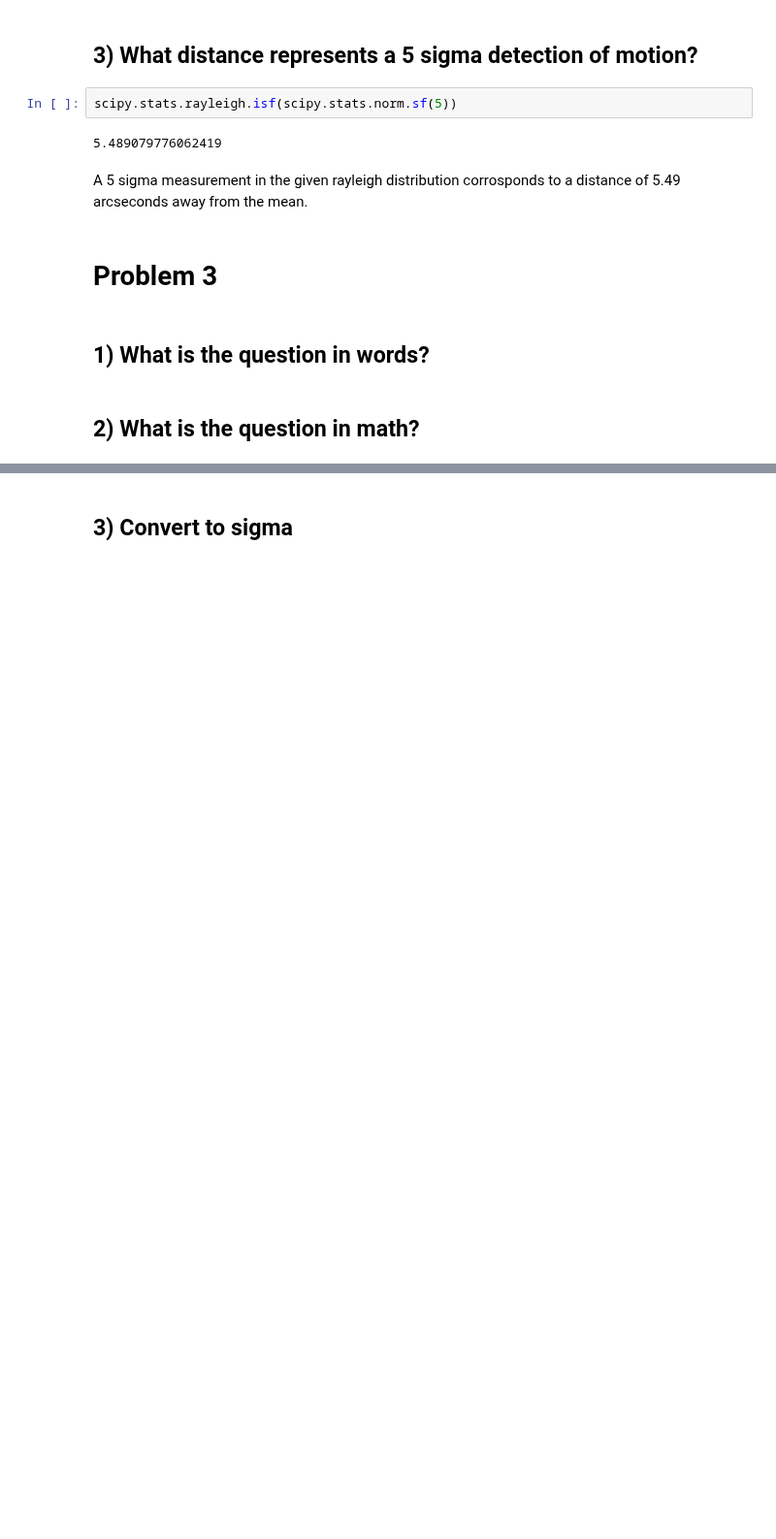
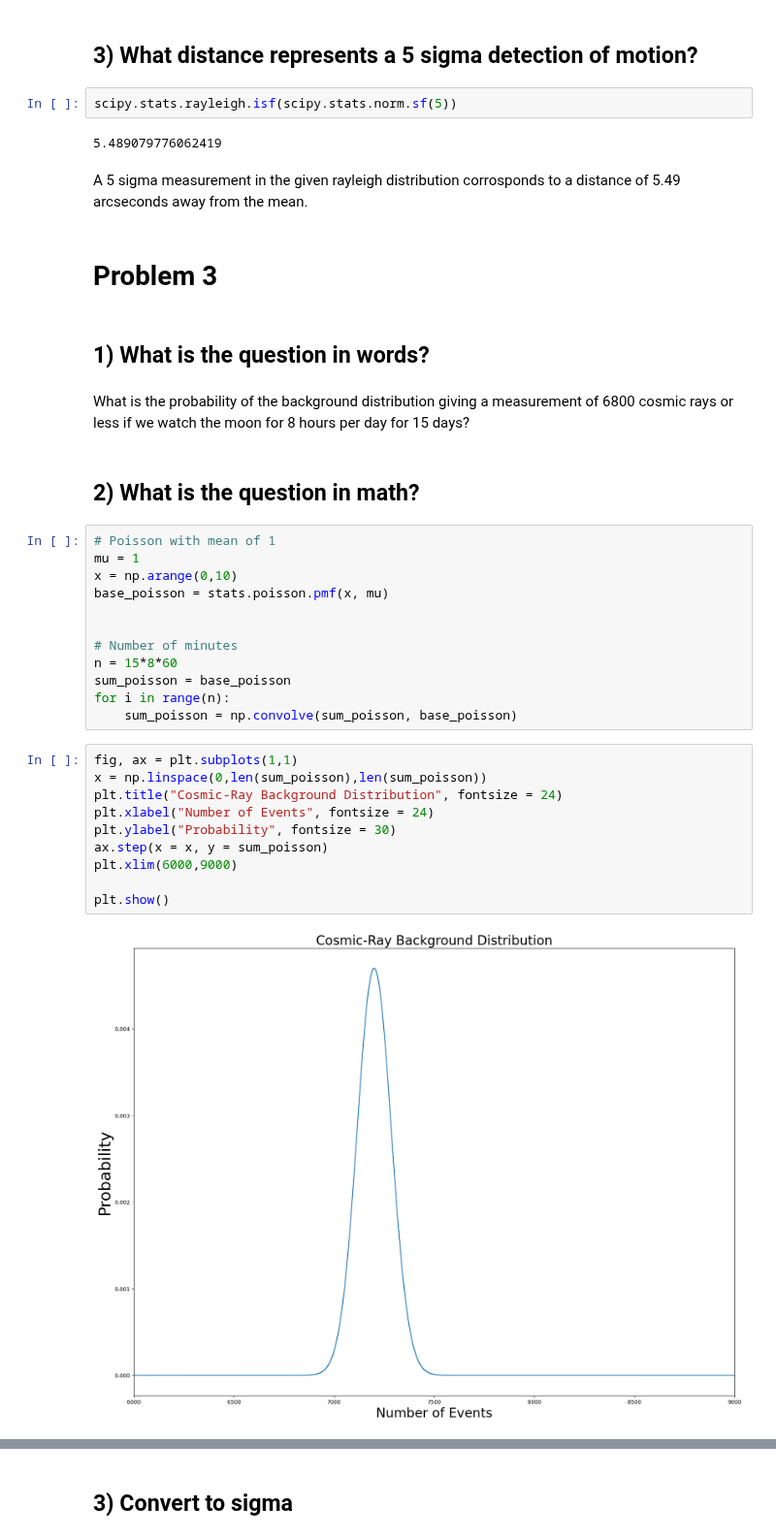
Before and after one commit to WyattOtsuka/PHYS434, a Jupyter notebook: lab3.ipynb, the cells around one changed output, grey strips where cells are left out. Shown at 97% size. Drawn from its saved outputs; the diff is of its cells as text; blank space fills up the shorter version.

```diff
--- a/lab3.ipynb
+++ b/lab3.ipynb
@@ -185,5 +185,31 @@ A 5 sigma measurement in the given rayleigh distribution corrosponds to a distan
 # Problem 3
 # %% [markdown]
 ## 1) What is the question in words?
+# %% [markdown]
+What is the probability of the background distribution giving a measurement of 6800 cosmic rays or less if we watch the moon for 8 hours per day for 15 days?
 # %% [markdown]
 ## 2) What is the question in math?
+# %%
+# Poisson with mean of 1
+mu = 1
+x = np.arange(0,10)
+base_poisson = stats.poisson.pmf(x, mu)
+
+
+# Number of minutes
+n = 15*8*60
+sum_poisson = base_poisson
+for i in range(n):
+    sum_poisson = np.convolve(sum_poisson, base_poisson)
+# %%
+fig, ax = plt.subplots(1,1)
+x = np.linspace(0,len(sum_poisson),len(sum_poisson))
+plt.title("Cosmic-Ray Background Distribution", fontsize = 24)
+plt.xlabel("Number of Events", fontsize = 24)
+plt.ylabel("Probability", fontsize = 30)
+ax.step(x = x, y = sum_poisson)
+plt.xlim(6000,9000)
+
+plt.show()
+# %% [output]
+[figure, added]
```
Also changed, not shown: parts of 5 cells of this notebook.
